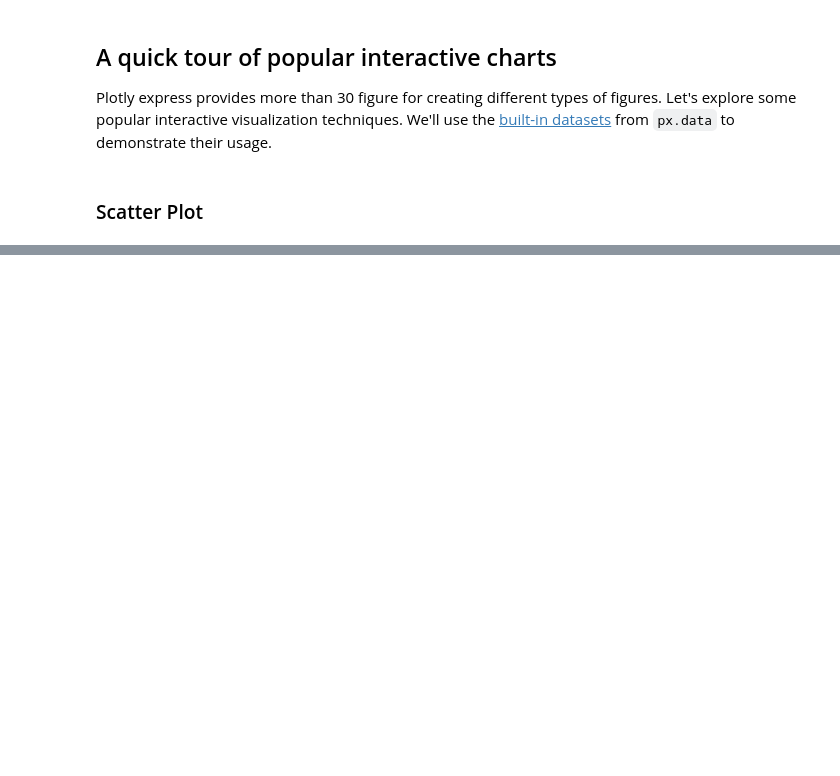
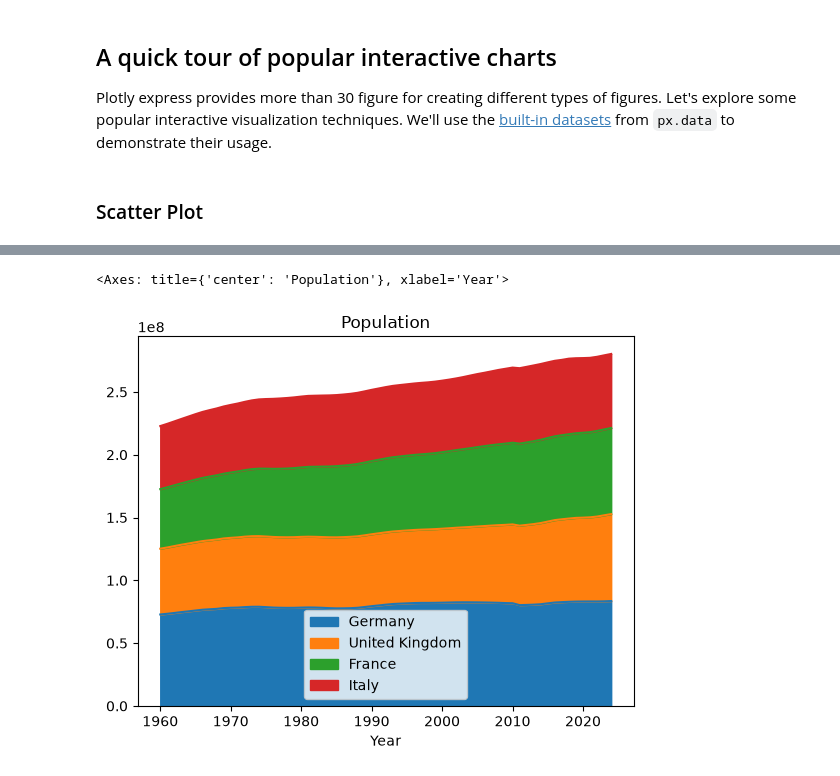
Before and after one commit to devmahbe/100_Numpy_Problems_With_Solutions, a Jupyter notebook: Week 7/Ploty.ipynb, the cells around one changed output, grey strips where cells are left out. Drawn from its saved outputs; the diff is of its cells as text; code cells hidden in the pictures; blank space fills up the shorter version.

```diff
--- a/Week 7/Ploty.ipynb
+++ b/Week 7/Ploty.ipynb
@@ -282,0 +431,7 @@ Plotly express provides more than 30 figure for creating different types of figu
+# %%
+europe_df = population_df[['Germany', 'United Kingdom', 'France', 'Italy']]
+
+europe_df.plot(kind='area', title="Population")
+# %% [output]
+<Axes: title={'center': 'Population'}, xlabel='Year'>
+[figure, added]
```
Also changed, not shown: parts of 36 cells of this notebook, 2 other files.
